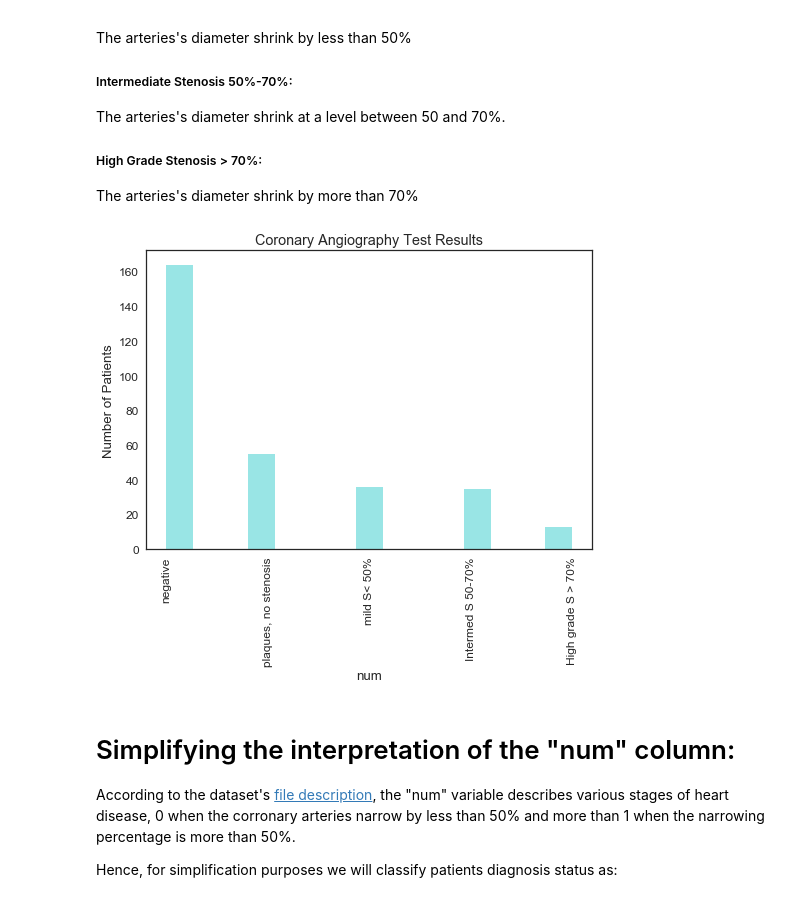
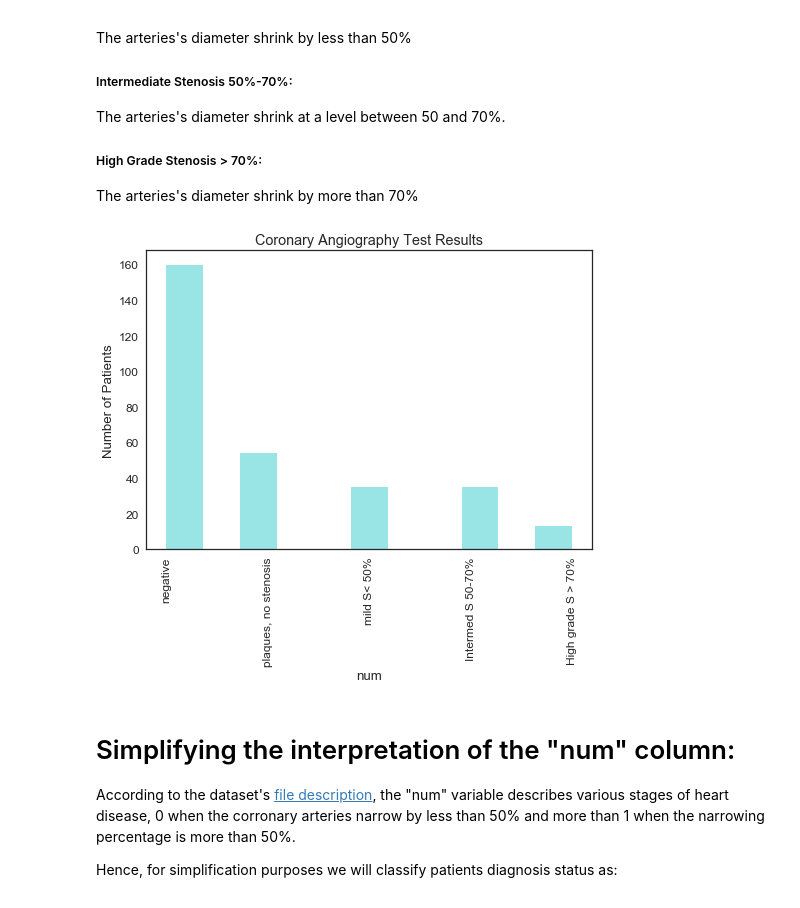
Before and after one commit to Salma-Bouzid/Data-Analytics, a Jupyter notebook: Exploring and Visualizing the Cleaveland's Foundation's Heart Disease Dataset.ipynb, the cells around one changed output. Cells and saved outputs as stored; diff of their text form; code cells hidden in the pictures.

```diff
--- a/Exploring and Visualizing the Cleaveland's Foundation's Heart Disease Dataset.ipynb
+++ b/Exploring and Visualizing the Cleaveland's Foundation's Heart Disease Dataset.ipynb
@@ -159,14 +159,16 @@ The arteries's  diameter shrink at a level between 50 and 70%.
 ##### High Grade Stenosis > 70%:
 The arteries's diameter shrink by more than 70%
 # %%
-fig = sns.distplot(data['num'], kde=False, bins=15, color='c')
+fig = sns.distplot(data['num'], kde=False, bins=11, color='c')
 _ = fig.set_title('Coronary Angiography Test Results')
 _ = fig.set_xticks([0,1,2,3,4])
 _ = fig.set_ylabel('Number of Patients')
 x_ticks_labels = ["negative","plaques, no stenosis", "mild S< 50%", "Intermed S 50-70%", "High grade S > 70%"]
 _ = fig.set_xticklabels(x_ticks_labels, rotation='vertical')
+
+plt.savefig("num1",bbox_inches = 'tight')
 # %% [output]
-[figure, old version]
+[figure, new version]
 # %% [markdown]
 # Simplifying the interpretation of the "num" column:
 
```
Also changed, not shown: parts of 8 cells of this notebook.
